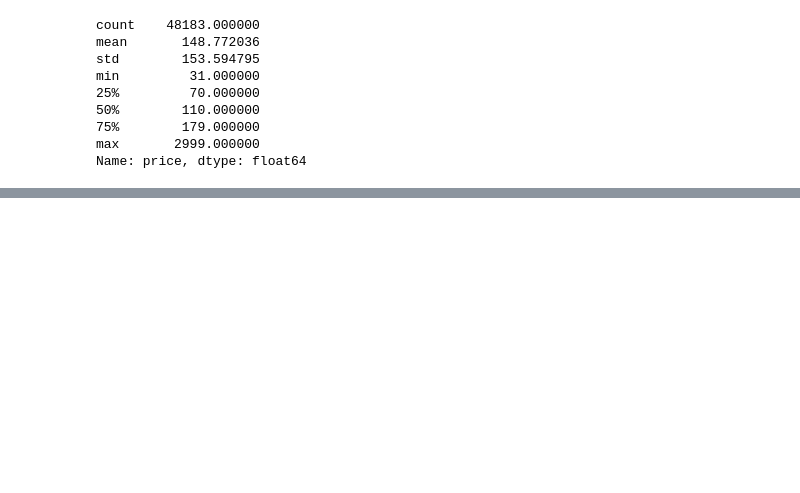
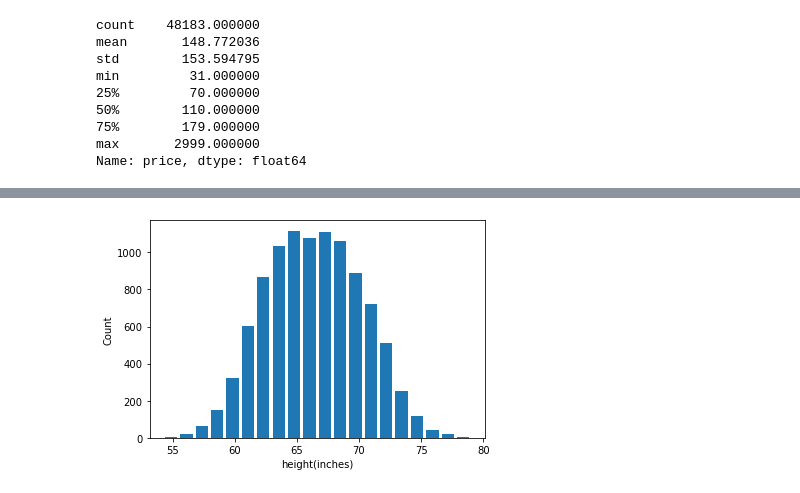
Before and after one commit to rhodapang/Python-Project, a Jupyter notebook: Data Science Feature Engineering by Python.ipynb, the cells around one changed output, grey strips where cells are left out. Saved outputs shown, nothing was run; the diff lists cells and outputs as text; code cells hidden in the pictures; blank space fills up the shorter version.

```diff
--- a/Data Science Feature Engineering by Python.ipynb
+++ b/Data Science Feature Engineering by Python.ipynb
@@ -239,0 +248,3 @@ Name: price, dtype: float64
+# %%
+df_height = pd.read_csv("https://raw.githubusercontent.com/codebasics/py/master/ML/FeatureEngineering/2_outliers_z_score/heights.csv")
+df_height.shape
@@ -239,0 +262,7 @@ Name: price, dtype: float64
+# %%
+plt.hist(df_height.height, bins = 20, rwidth=0.8)
+plt.xlabel('height(inches)')
+plt.ylabel('Count')
+plt.show()
+# %% [output]
+[figure, added]
```
Also changed, not shown: parts of 4 cells of this notebook.
